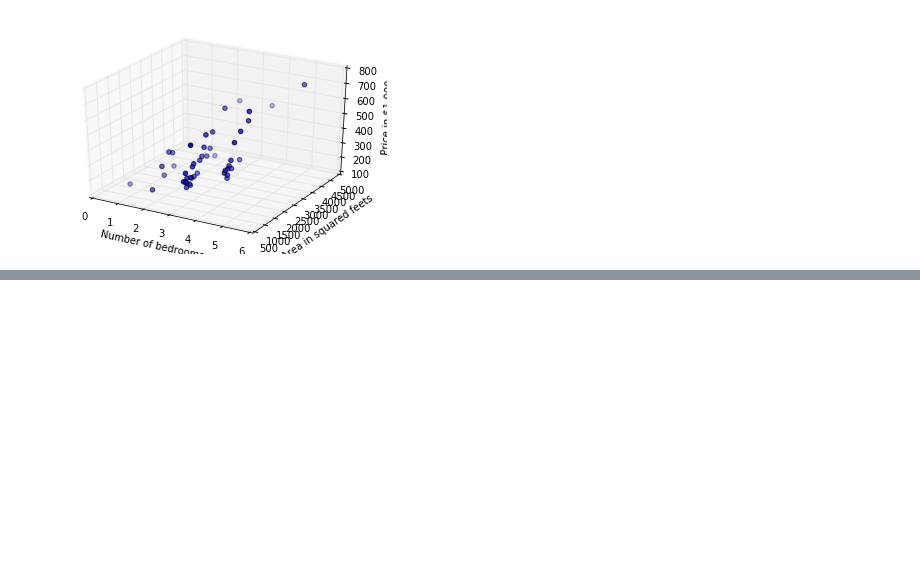
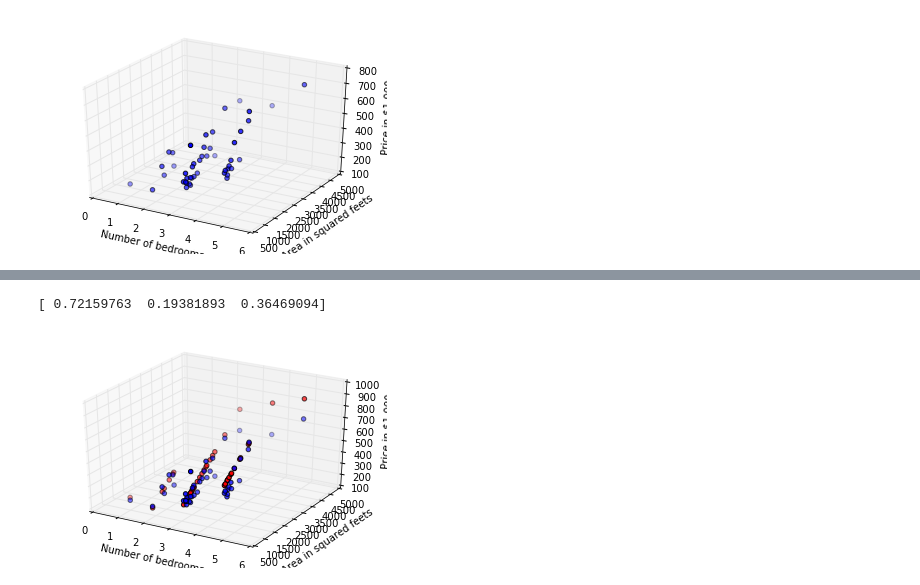
Before and after one commit to gkgiorgos/LinearRegression01, a Jupyter notebook: linear02.ipynb, the cells around one changed output, grey strips where cells are left out. Drawn from its saved outputs; the diff is of its cells as text; code cells hidden in the pictures; blank space fills up the shorter version.

Commit message:
batch gradint descent

```diff
--- a/linear02.ipynb
+++ b/linear02.ipynb
@@ -52,0 +57,7 @@ plt.show()
+# %%
+t = price
+x1 = feet2
+x2 = bedrooms
+X = np.ones((len(x1) , 3))
+X[: , 1] = x1
+X[: , 2] = x2
@@ -52,0 +66,3 @@ plt.show()
+# %%
+W = np.random.rand(3)
+print (W)
@@ -52,0 +108,17 @@ plt.show()
+# %%
+(weights , Loss) = batch_gradient_descent
+# %% [output]
+[ 0.72159763  0.19381893  0.36469094]
+# %%
+fig = plt.figure()
+ax = plt.axes(projection='3d')
+
+ax.set_xlabel('Number of bedrooms')
+ax.set_ylabel('Area in squared feets')
+ax.set_zlabel('Price in $1.000')
+
+ax.scatter(bedrooms , feet2 , price )
+ax.scatter(X[: , 2] , X[: , 1] , W[0]*X[: , 0] + W[1]*X[: , 1] + W[2]*X[: , 2] , c = 'r')
+plt.show()
+# %% [output]
+[figure, added]
```
Also changed, not shown: parts of 7 cells of this notebook.
